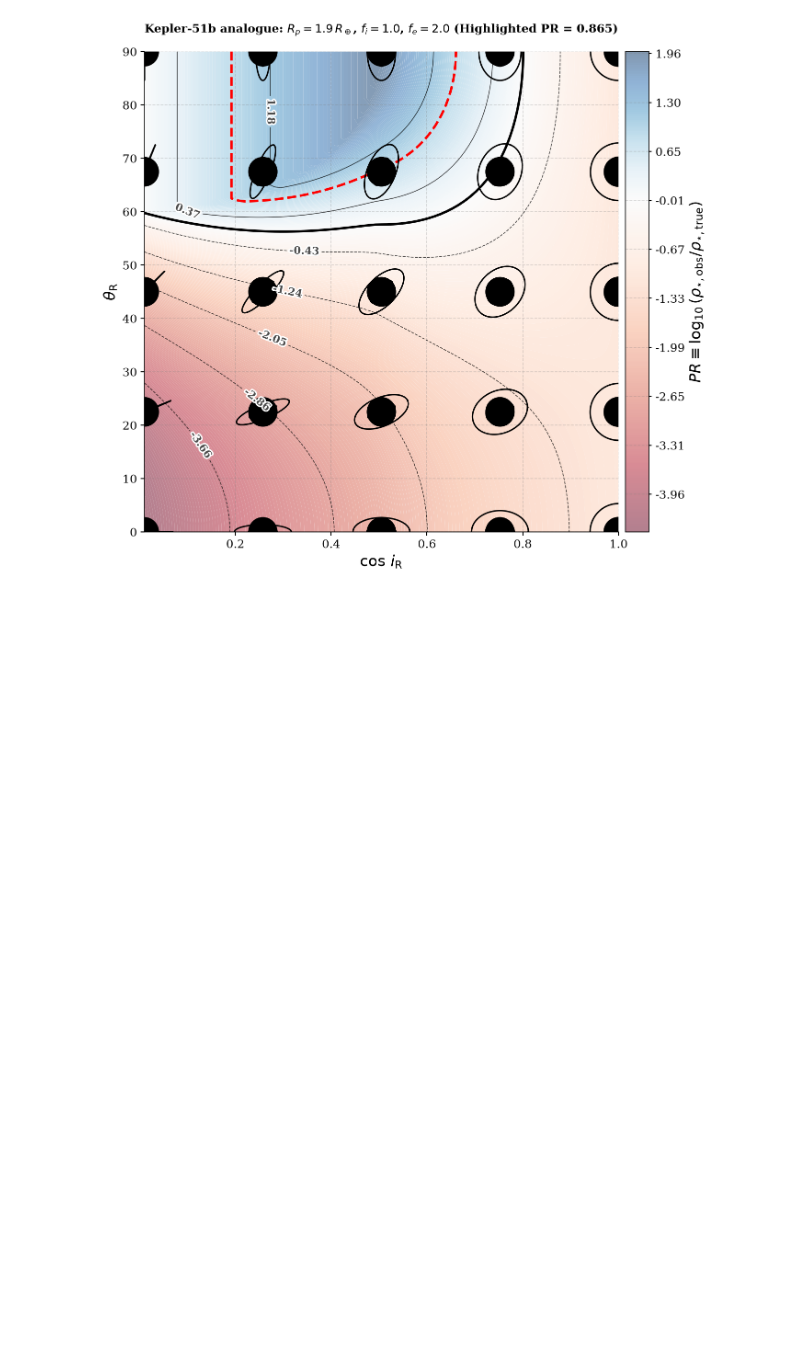
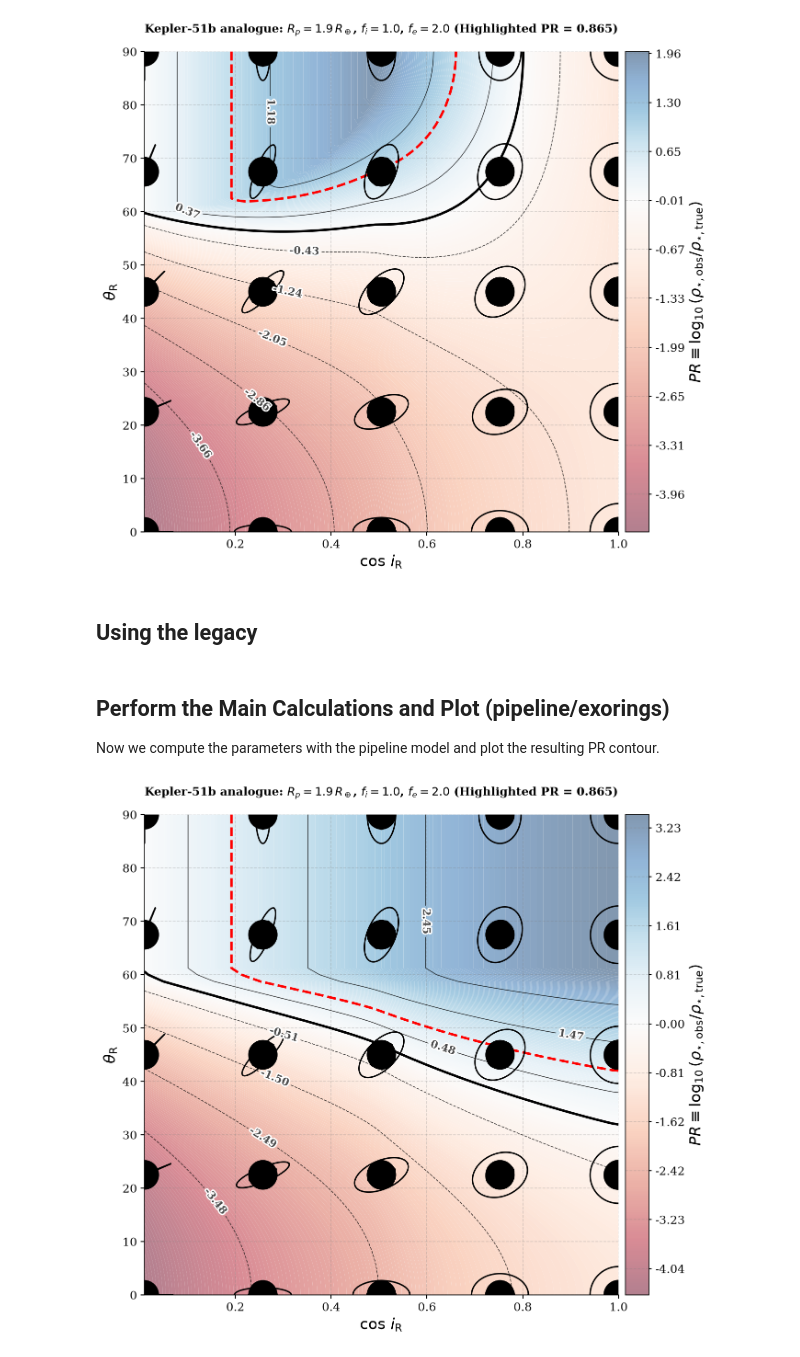
Before and after one commit to seap-udea/PRisma, a Jupyter notebook: papers/kepler51/PRisma-ContoursPR.ipynb, the cells around one changed output. Saved outputs shown, nothing was run; the diff lists cells and outputs as text; code cells hidden in the pictures; blank space fills up the shorter version.

```diff
--- a/papers/kepler51/PRisma-ContoursPR.ipynb
+++ b/papers/kepler51/PRisma-ContoursPR.ipynb
@@ -432,3 +432,5 @@ plot_contour(
 )
 # %% [output]
 [figure]
+# %% [markdown]
+## Using the legacy
@@ -434,0 +499,16 @@ plot_contour(
+# %% [markdown]
+## Perform the Main Calculations and Plot (pipeline/exorings)
+
+Now we compute the parameters with the pipeline model and plot the resulting PR contour.
+# %%
+CI_pipe, TH_pipe, PR_pipe, Delta_pipe, ringed_pipe = compute_photoring_contour_pipeline(system)
+
+plot_contour(
+    CI_pipe, TH_pipe, PR_pipe, ringed_pipe,
+    out_path="figures/PRContour-K51b-exorings_legacy.png",
+    cbar_label=r"$PR\equiv\log_{10}(\rho_{\star,\rm obs}/\rho_{\star,\rm true})$",
+    draw_zero=True,
+    highlight_contour=0.865
+)
+# %% [output]
+[figure, added]
```
Also changed, not shown: parts of 2 cells of this notebook, 24 other files.
